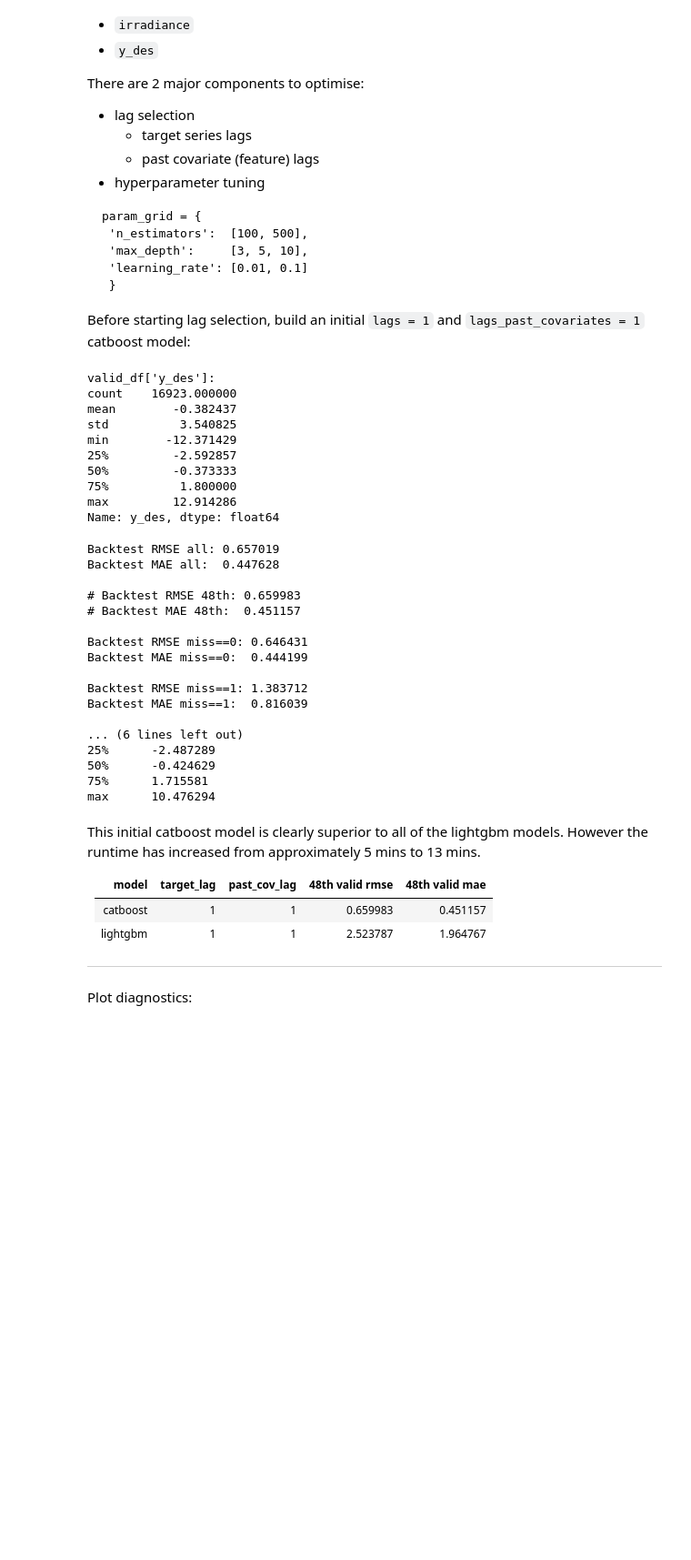
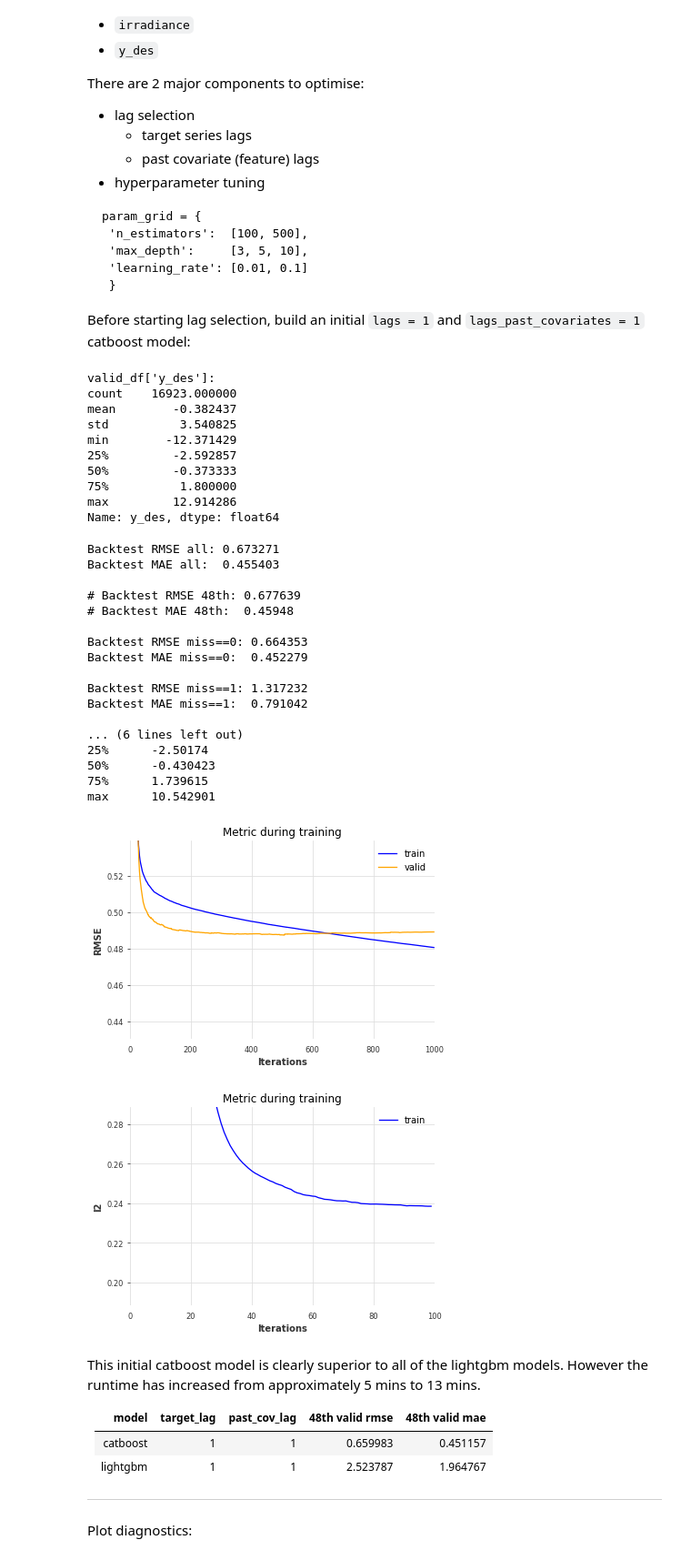
Before and after one commit to makeyourownmaker/CambridgeTemperatureNotebooks, a Jupyter notebook: notebooks/gradient_boosting.ipynb, the cells around one changed output. Shown at 91% size. Saved outputs shown, nothing was run; the diff lists cells and outputs as text; code cells hidden in the pictures; blank space fills up the shorter version.

Commit message:
Added plot_learning_curve function which uses lightgbm.plot_metric

```diff
--- a/notebooks/gradient_boosting.ipynb
+++ b/notebooks/gradient_boosting.ipynb
@@ -95,7 +95,7 @@ Set some environment variables.
  * `TSFRESH` - include tsfresh features or not
 # %%
 TSFRESH = False
-horizon = 48
+HORIZON = 48
 # %% [markdown]
 
 
@@ -1477,7 +1515,9 @@ model = LightGBMModel(lags = 1,
                       lags_past_covariates = 1)
 
 model.fit(series,
-          past_covariates = past_cov)
+          past_covariates = past_cov,
+          val_series = val_ser,
+          val_past_covariates = val_past_cov)
 backtest = model.historical_forecasts(series = val_ser,
                                       past_covariates = val_past_cov,
                                       start   = 0.01,
@@ -2162,7 +2219,9 @@ model2 = CatBoostModel(lags = 1,
                        lags_past_covariates = 1)
 
 model2.fit(series,
-           past_covariates = past_cov)
+           past_covariates = past_cov,
+           val_series = val_ser,
+           val_past_covariates = val_past_cov)
 backtest2 = model2.historical_forecasts(series = val_ser,
                                        past_covariates = val_past_cov,
                                        start   = 0.01,
@@ -2383,23 +2442,31 @@ min        -12.371429
 75%          1.800000
 max         12.914286
 Name: y_des, dtype: float64
-Backtest RMSE all: 0.657019
-Backtest MAE all:  0.447628
+Backtest RMSE all: 0.673271
+Backtest MAE all:  0.455403
 
-# Backtest RMSE 48th: 0.659983
-# Backtest MAE 48th:  0.451157
+# Backtest RMSE 48th: 0.677639
+# Backtest MAE 48th:  0.45948
 
-Backtest RMSE miss==0: 0.646431
-Backtest MAE miss==0:  0.444199
+Backtest RMSE miss==0: 0.664353
+Backtest MAE miss==0:  0.452279
 
-Backtest RMSE miss==1: 1.383712
-Backtest MAE miss==1:  0.816039
+Backtest RMSE miss==1: 1.317232
+Backtest MAE miss==1:  0.791042
 
 ... (6 lines left out)
-25%      -2.487289
-50%      -0.424629
-75%      1.715581
-max      10.476294
+25%      -2.50174
+50%      -0.430423
+75%      1.739615
+max      10.542901
+# %%
+
+
+plot_learning_curve(model2)
+plot_learning_curve(model, metric='l2')
+# %% [output]
+[figure, added]
+[figure, added]
 # %% [markdown]
 This initial catboost model is clearly superior to all of the lightgbm models.
 However the runtime has increased from approximately 5 mins to 13 mins.
```
Also changed, not shown: parts of 12 cells of this notebook.
